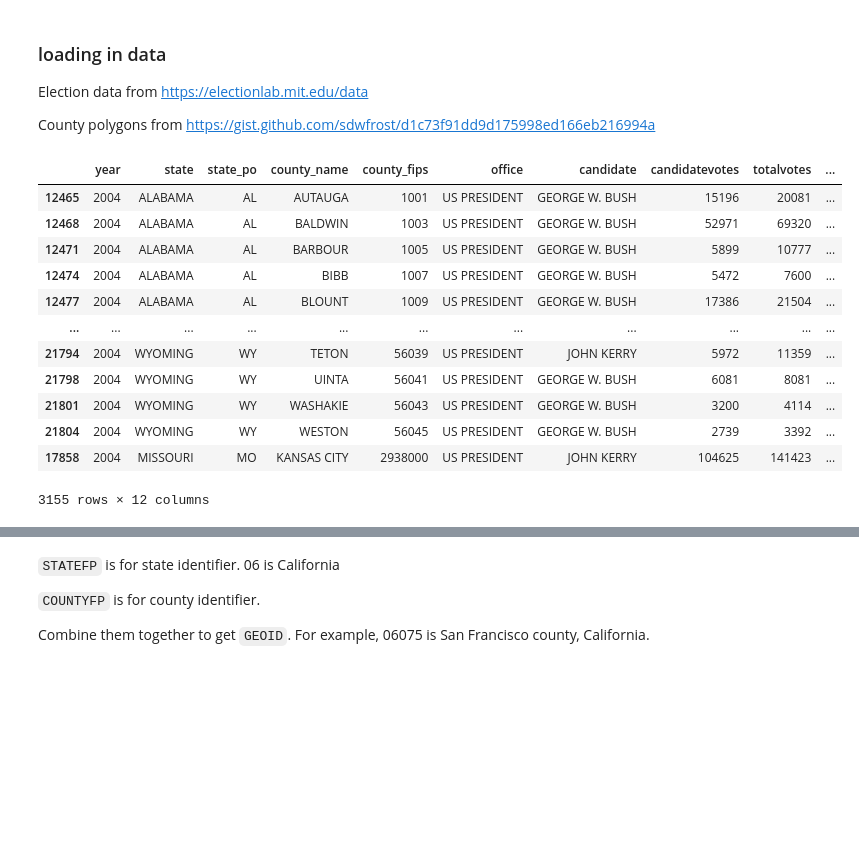
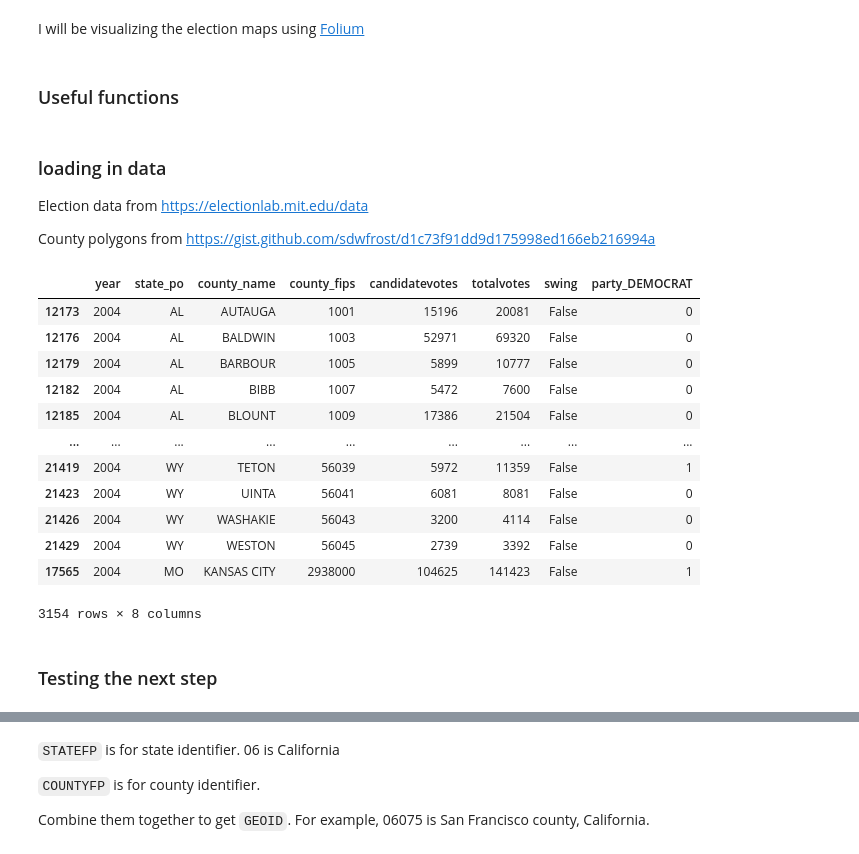
Before and after one commit to bayu-wilson/county_election_prediction, a Jupyter notebook: Untitled.ipynb, the cells around one changed output, grey strips where cells are left out. Cells and saved outputs as stored; diff of their text form; code cells hidden in the pictures; blank space fills up the shorter version.

```diff
--- a/Untitled.ipynb
+++ b/Untitled.ipynb
@@ -1,3 +5,5 @@
+# %% [markdown]
+I will be visualizing the election maps using [Folium](https://python-visualization.github.io/folium/latest/)
 # %%
 import folium
 import pandas as pd
@@ -8,5 +15,21 @@ import branca.colormap as cmp
 # !pip install ipywidgets
 import ipywidgets as widgets
+# %% [markdown]
+### Useful functions
+# %%
+def get_swing_counties(group,swing_threshold=0.05):
+    """
+    County is a swing county if the margin between the top two candidates were < `swing_threshold`.
+    group: a pandas groupby object
+    swing_threshold: threshold such that a margin below this number is classified as a swing county
+    is_swing: boolean for whether or not the county is a swing county
+    """
+    top_two = group.nlargest(2, 'candidatevotes')
+    total_top_two = top_two['candidatevotes'].sum()
+    margin = np.abs(np.diff(top_two['candidatevotes']/total_top_two)[0])
+    # if np.max(top_two) > 100_000:
+    is_swing = (margin<swing_threshold)
+    return is_swing
 # %% [markdown]
 ### loading in data
 
@@ -14,26 +37,34 @@ Election data from https://electionlab.mit.edu/data
 
 County polygons from https://gist.github.com/sdwfrost/d1c73f91dd9d175998ed166eb216994a
 # %%
-df = pd.read_csv("data/dataverse_files/countypres_2000-2020.csv")
-df.dropna(inplace=True)
+df = pd.read_csv("data/dataverse_files/countypres_2000-2020.csv") #from MIT Election Lab
+df.drop(columns=["state","office","version","candidate","mode"],inplace=True) #useless information
+df.dropna(inplace=True) #ignoring nan values
+df = df[df.candidatevotes>0]
 df['county_fips'] = df['county_fips'].astype(int)
+swing_counties = df.groupby(['year', 'county_fips']).apply(get_swing_counties).reset_index(name='swing')
+df = df.merge(swing_counties,on=['year', 'county_fips']) #adding swing classification to main dataframe
+
+### Getting presidential winners for each year
 df_winners_by_year = df.loc[df.groupby(['year','county_fips'])["candidatevotes"].idxmax()]
 df_winners_by_year = pd.get_dummies(df_winners_by_year, columns=['party'])#,drop_first=False)
 df_winners_by_year = df_winners_by_year.drop(columns=["party_REPUBLICAN"])
 year_i = 2004
 df_winners_year_i = df_winners_by_year[df_winners_by_year['year']==year_i]
 df_winners_year_i
 # %% [output]
-|  | year | state | state_po | county_name | county_fips | office | candidate | candidatevotes | totalvotes | ... |
-| 12465 | 2004 | ALABAMA | AL | AUTAUGA | 1001 | US PRESIDENT | GEORGE W. BUSH | 15196 | 20081 | ... |
-| 12468 | 2004 | ALABAMA | AL | BALDWIN | 1003 | US PRESIDENT | GEORGE W. BUSH | 52971 | 69320 | ... |
-| 12471 | 2004 | ALABAMA | AL | BARBOUR | 1005 | US PRESIDENT | GEORGE W. BUSH | 5899 | 10777 | ... |
-| 12474 | 2004 | ALABAMA | AL | BIBB | 1007 | US PRESIDENT | GEORGE W. BUSH | 5472 | 7600 | ... |
-| 12477 | 2004 | ALABAMA | AL | BLOUNT | 1009 | US PRESIDENT | GEORGE W. BUSH | 17386 | 21504 | ... |
-| ... | ... | ... | ... | ... | ... | ... | ... | ... | ... | ... |
-| 21794 | 2004 | WYOMING | WY | TETON | 56039 | US PRESIDENT | JOHN KERRY | 5972 | 11359 | ... |
-| 21798 | 2004 | WYOMING | WY | UINTA | 56041 | US PRESIDENT | GEORGE W. BUSH | 6081 | 8081 | ... |
-| 21801 | 2004 | WYOMING | WY | WASHAKIE | 56043 | US PRESIDENT | GEORGE W. BUSH | 3200 | 4114 | ... |
-| 21804 | 2004 | WYOMING | WY | WESTON | 56045 | US PRESIDENT | GEORGE W. BUSH | 2739 | 3392 | ... |
-| 17858 | 2004 | MISSOURI | MO | KANSAS CITY | 2938000 | US PRESIDENT | JOHN KERRY | 104625 | 141423 | ... |
+|  | year | state_po | county_name | county_fips | candidatevotes | totalvotes | swing | party_DEMOCRAT |
+| 12173 | 2004 | AL | AUTAUGA | 1001 | 15196 | 20081 | False | 0 |
+| 12176 | 2004 | AL | BALDWIN | 1003 | 52971 | 69320 | False | 0 |
+| 12179 | 2004 | AL | BARBOUR | 1005 | 5899 | 10777 | False | 0 |
+| 12182 | 2004 | AL | BIBB | 1007 | 5472 | 7600 | False | 0 |
+| 12185 | 2004 | AL | BLOUNT | 1009 | 17386 | 21504 | False | 0 |
+| ... | ... | ... | ... | ... | ... | ... | ... | ... |
+| 21419 | 2004 | WY | TETON | 56039 | 5972 | 11359 | False | 1 |
+| 21423 | 2004 | WY | UINTA | 56041 | 6081 | 8081 | False | 0 |
+| 21426 | 2004 | WY | WASHAKIE | 56043 | 3200 | 4114 | False | 0 |
+| 21429 | 2004 | WY | WESTON | 56045 | 2739 | 3392 | False | 0 |
+| 17565 | 2004 | MO | KANSAS CITY | 2938000 | 104625 | 141423 | False | 1 |
-3155 rows × 12 columns
+3154 rows × 8 columns
+# %% [markdown]
+### Testing the next step
```
Also changed, not shown: parts of 79 cells of this notebook.
